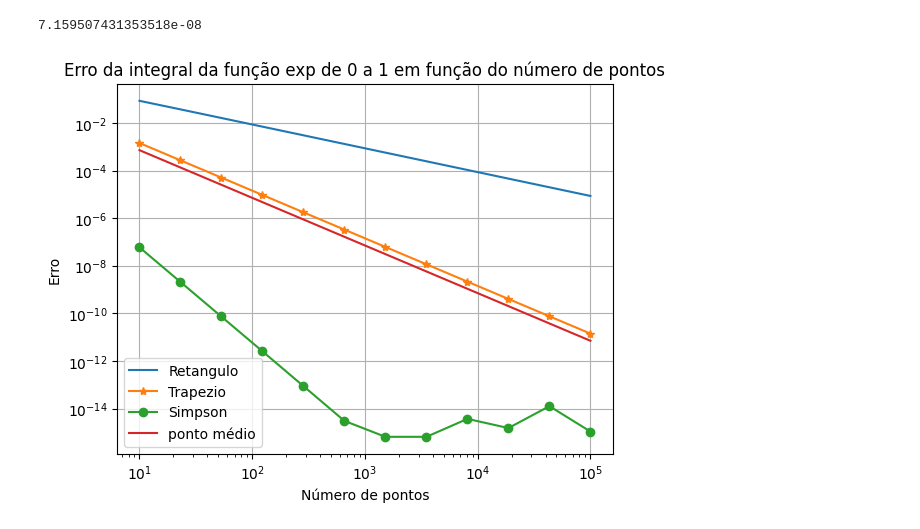
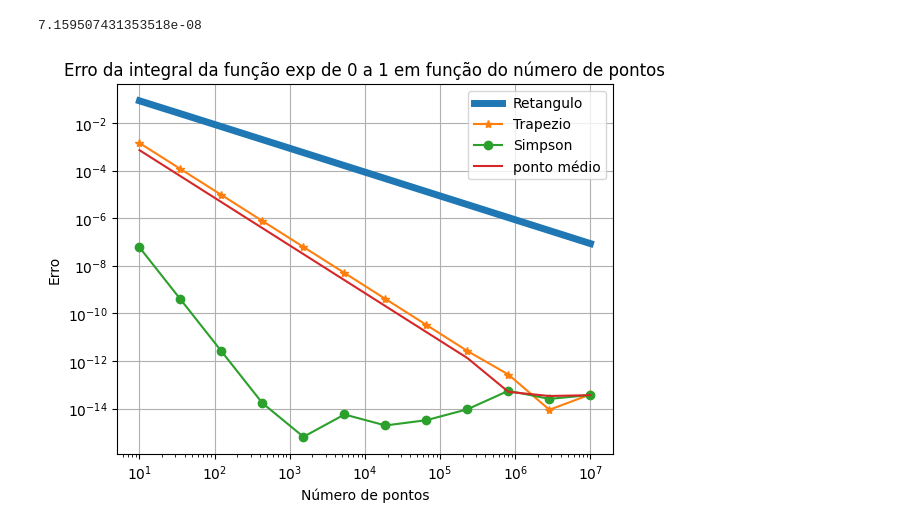
Before and after one commit to gustavo-m-vieira/comp-cient, a Jupyter notebook: Aulas/25-10.ipynb, the cells around one changed output. Cells and saved outputs as stored; diff of their text form; code cells hidden in the pictures.

```diff
--- a/Aulas/25-10.ipynb
+++ b/Aulas/25-10.ipynb
@@ -31,7 +31,7 @@ def trapezio(f, a, b, n=1000):
   y1 = fxs[1:]
   y2 = fxs[:-1]
 
-  return sum((y1 + y2)*h2)
+  return sum((y1 + y2))*h2
 # %%
 np.exp(1) - 1 - trapezio(np.exp, 0, 1, 1000)
 # %% [output]
@@ -55,11 +55,11 @@ np.exp(1) - 1 - pontoMedio(np.exp, 0, 1, 1000)
 def simpson(f, a, b, n=100):
   return (2*pontoMedio(f, a, b, n) + trapezio(f, a, b, n))/3
 # %%
-def generateGraph(f, a, b, intAna, en=6):
+def generateGraph(f, a, b, intAna, en=7):
   ns = np.logspace(1, en, 12, dtype=int, base=10)
 
   tys = [abs(intAna - retangulo(f, a, b, int(n))) for n in ns]
-  plt.plot(ns, tys, '-', label='Retangulo')
+  plt.plot(ns, tys, '-', label='Retangulo', linewidth=3)
 
   tys = [abs(intAna - trapezio(f, a, b, int(n))) for n in ns]
   plt.plot(ns, tys, '*-', label='Trapezio')
@@ -78,6 +78,6 @@ def generateGraph(f, a, b, intAna, en=6):
   plt.grid()
   plt.legend()
 # %%
-generateGraph(np.exp, 0, 1, np.exp(1) - 1, 5)
+generateGraph(np.exp, 0, 1, np.exp(1) - 1)
 # %% [output]
-[figure, old version]
+[figure, new version]
```
Also changed, not shown: parts of 14 cells of this notebook.
